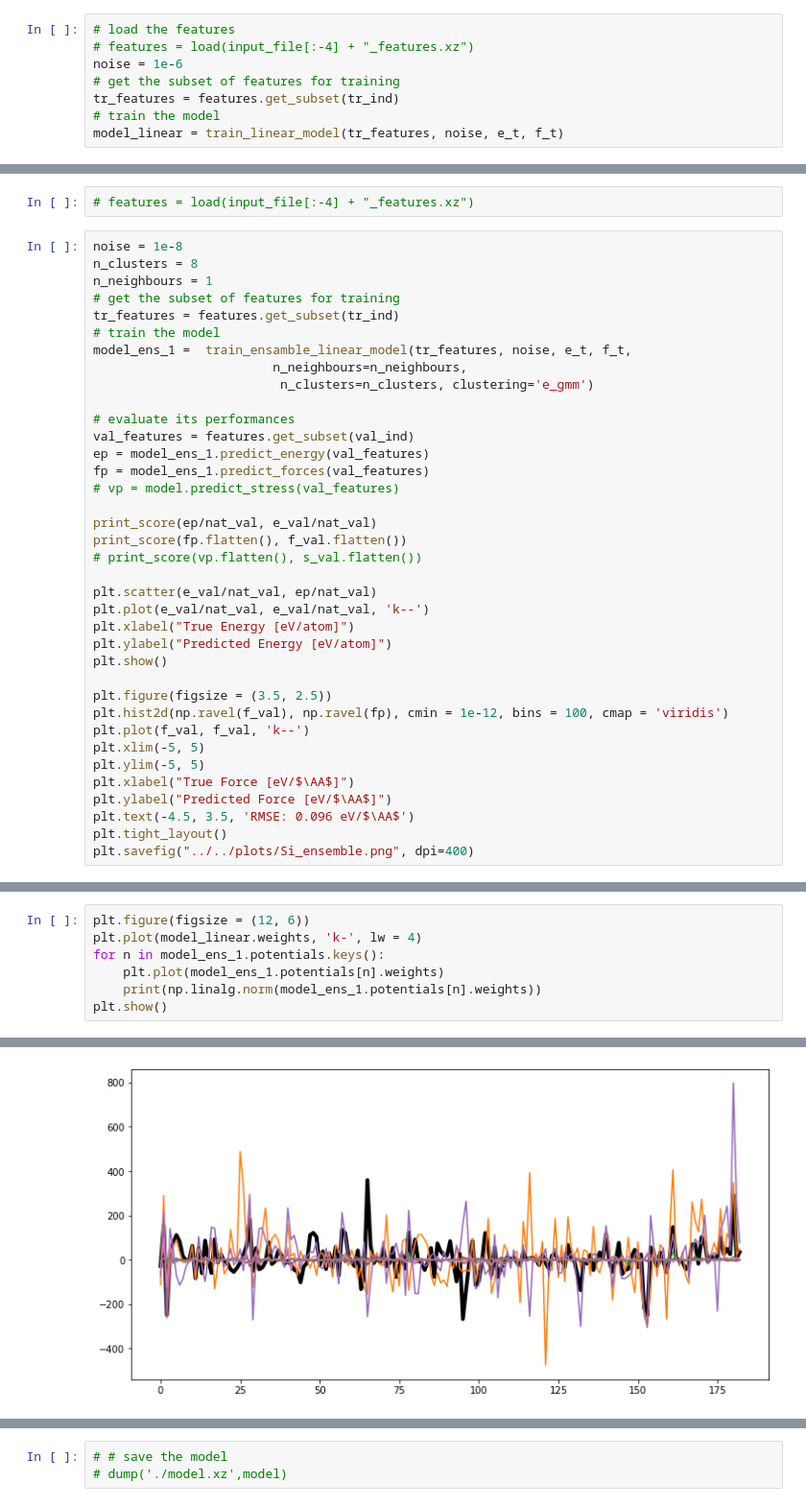
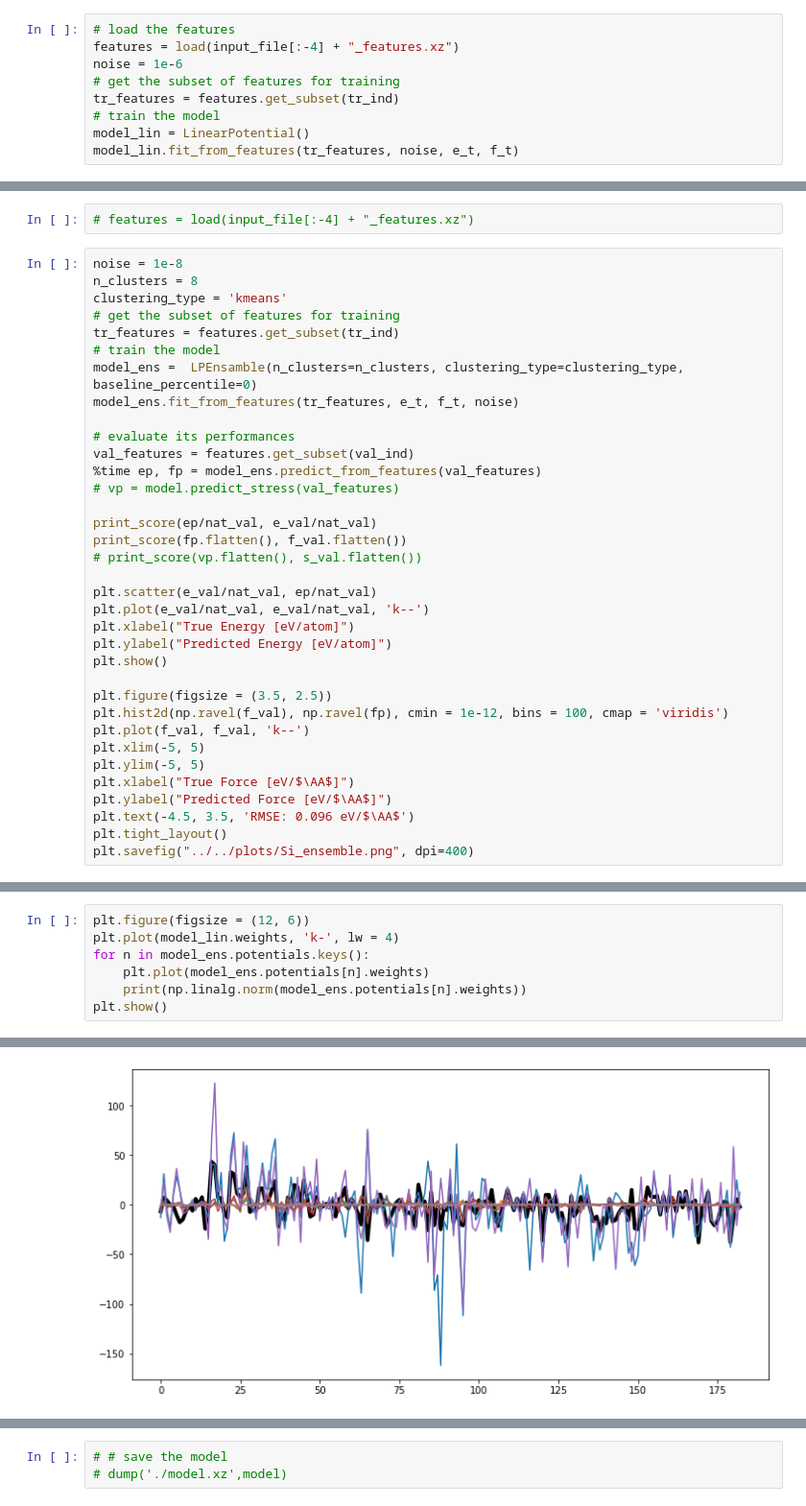
Before and after one commit to ClaudioZeni/Castle, a Jupyter notebook: notebooks/Si_showcase.ipynb, the cells around one changed output, grey strips where cells are left out. Shown at 96% size. Saved outputs shown, nothing was run; the diff lists cells and outputs as text.

Commit message:
Debugged, partially added basline. Full baseline implementation and stress prediction still missing

```diff
--- a/notebooks/Si_showcase.ipynb
+++ b/notebooks/Si_showcase.ipynb
@@ -88,12 +86,13 @@ dump(input_file[:-4] + "_features.xz", features)
 ## Train a linear model
 # %%
 # load the features
-# features = load(input_file[:-4] + "_features.xz")
+features = load(input_file[:-4] + "_features.xz")
 noise = 1e-6
 # get the subset of features for training
 tr_features = features.get_subset(tr_ind)
 # train the model
-model_linear = train_linear_model(tr_features, noise, e_t, f_t)
+model_lin = LinearPotential()
+model_lin.fit_from_features(tr_features, noise, e_t, f_t)
 # %%
 # evaluate its performances
 val_features = features.get_subset(val_ind)
@@ -131,18 +131,16 @@ MAE=0.263 RMSE=0.636 SUP=21.136 R2=0.565
 # %%
 noise = 1e-8
 n_clusters = 8
-n_neighbours = 1
+clustering_type = 'kmeans'
 # get the subset of features for training
 tr_features = features.get_subset(tr_ind)
 # train the model
-model_ens_1 =  train_ensamble_linear_model(tr_features, noise, e_t, f_t,
-                        n_neighbours=n_neighbours,
-                         n_clusters=n_clusters, clustering='e_gmm')
+model_ens =  LPEnsamble(n_clusters=n_clusters, clustering_type=clustering_type, baseline_percentile=0)
+model_ens.fit_from_features(tr_features, e_t, f_t, noise)
 
 # evaluate its performances
 val_features = features.get_subset(val_ind)
-ep = model_ens_1.predict_energy(val_features)
-fp = model_ens_1.predict_forces(val_features)
+%time ep, fp = model_ens.predict_from_features(val_features)
 # vp = model.predict_stress(val_features)
 
 print_score(ep/nat_val, e_val/nat_val)
@@ -173,8 +173,8 @@ MAE=0.101 RMSE=0.292 SUP=14.064 R2=0.863
 # %%
 plt.figure(figsize = (12, 6))
-plt.plot(model_linear.weights, 'k-', lw = 4)
-for n in model_ens_1.potentials.keys():
-    plt.plot(model_ens_1.potentials[n].weights)
-    print(np.linalg.norm(model_ens_1.potentials[n].weights))
+plt.plot(model_lin.weights, 'k-', lw = 4)
+for n in model_ens.potentials.keys():
+    plt.plot(model_ens.potentials[n].weights)
+    print(np.linalg.norm(model_ens.potentials[n].weights))
 plt.show()
 # %% [output]
@@ -189,2 +189,2 @@ plt.show()
-[figure, old version]
+[figure, new version]
 # %%
```
Also changed, not shown: parts of 12 cells of this notebook, 8 other files.
